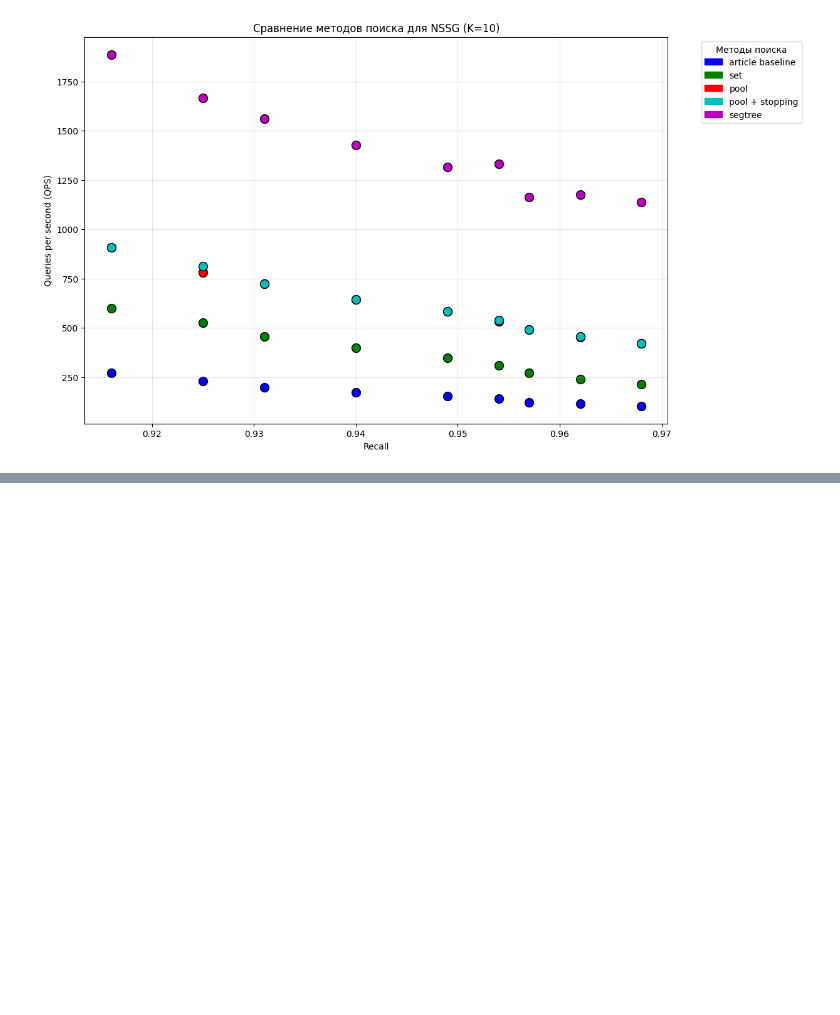
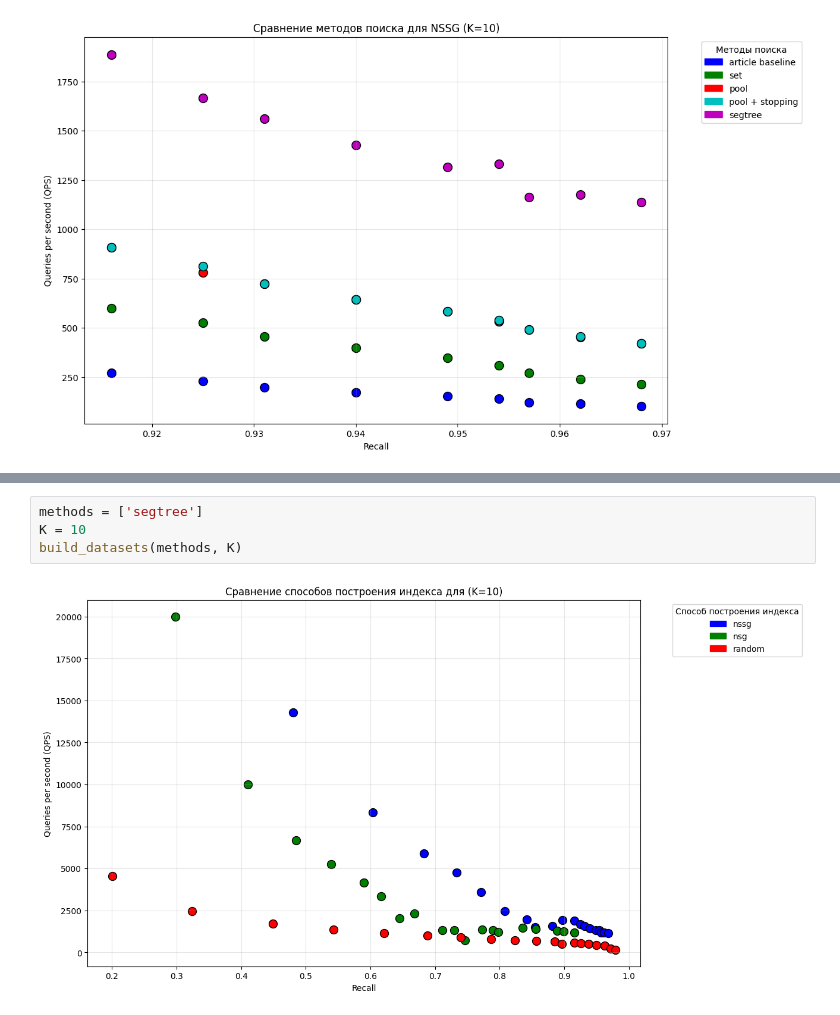
Before and after one commit to Kirill22022004/anns-coursework, a Jupyter notebook: src/comparision/note.ipynb, the cells around one changed output, grey strips where cells are left out. Drawn from its saved outputs; the diff is of its cells as text; blank space fills up the shorter version.

```diff
--- a/src/comparision/note.ipynb
+++ b/src/comparision/note.ipynb
@@ -177,0 +222,6 @@ build_high_recall(methods, K, dataset)
+# %%
+methods = ['segtree']
+K = 10
+build_datasets(methods, K)
+# %% [output]
+[figure, added]
```
Also changed, not shown: parts of 3 cells of this notebook, 4 other files.
